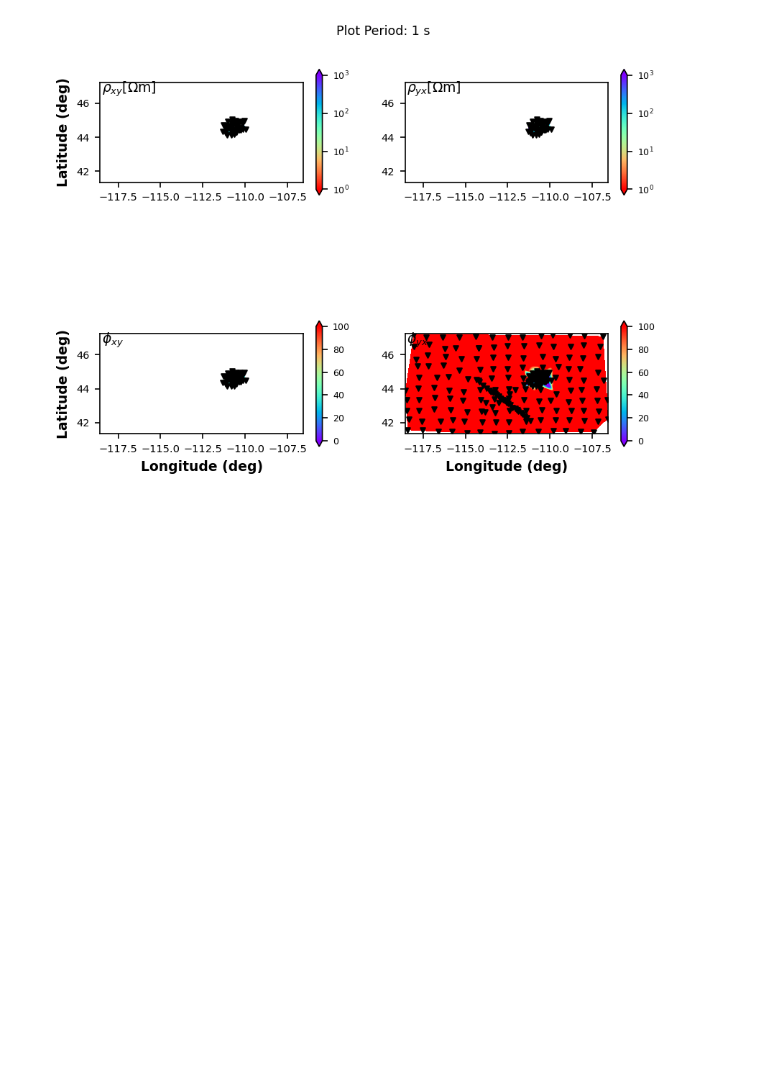
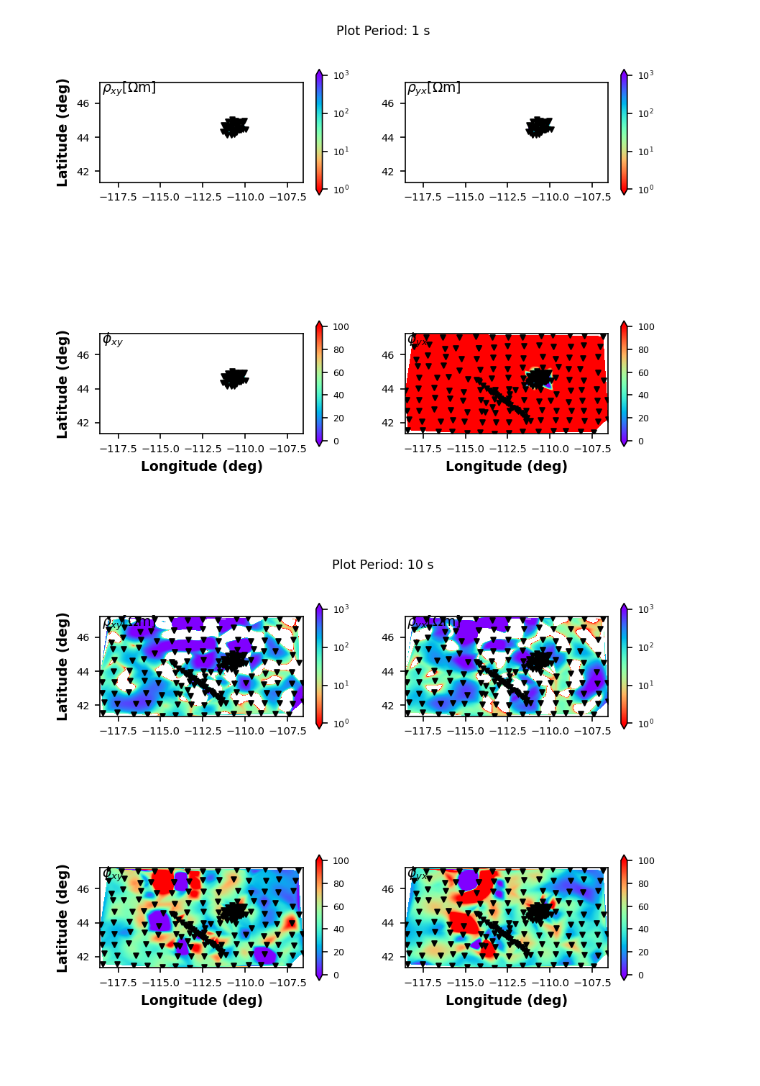
Before and after one commit to kujaku11/mt_examples, a Jupyter notebook: notebooks/mtpy/06_plot_resistivity_phase_maps.ipynb, the cells around one changed output. Cells and saved outputs as stored; diff of their text form; code cells hidden in the pictures; blank space fills up the shorter version.

```diff
--- a/notebooks/mtpy/06_plot_resistivity_phase_maps.ipynb
+++ b/notebooks/mtpy/06_plot_resistivity_phase_maps.ipynb
@@ -33,6 +33,12 @@ Wall time: 3min 11s
 plot_rp_maps = mc.plot_resistivity_phase_maps(tf_list=tf_list, fig_num=1, interpolation_method="cubic")
 # %% [output]
 [figure]
+# %%
+plot_rp_maps.plot_period = 10
+plot_rp_maps.fig_num = 3
+plot_rp_maps.redraw_plot()
+# %% [output]
+[figure, added]
 # %%
 # mc.close_collection()
 # %% [output]
```
Also changed, not shown: parts of 1 cell of this notebook.
